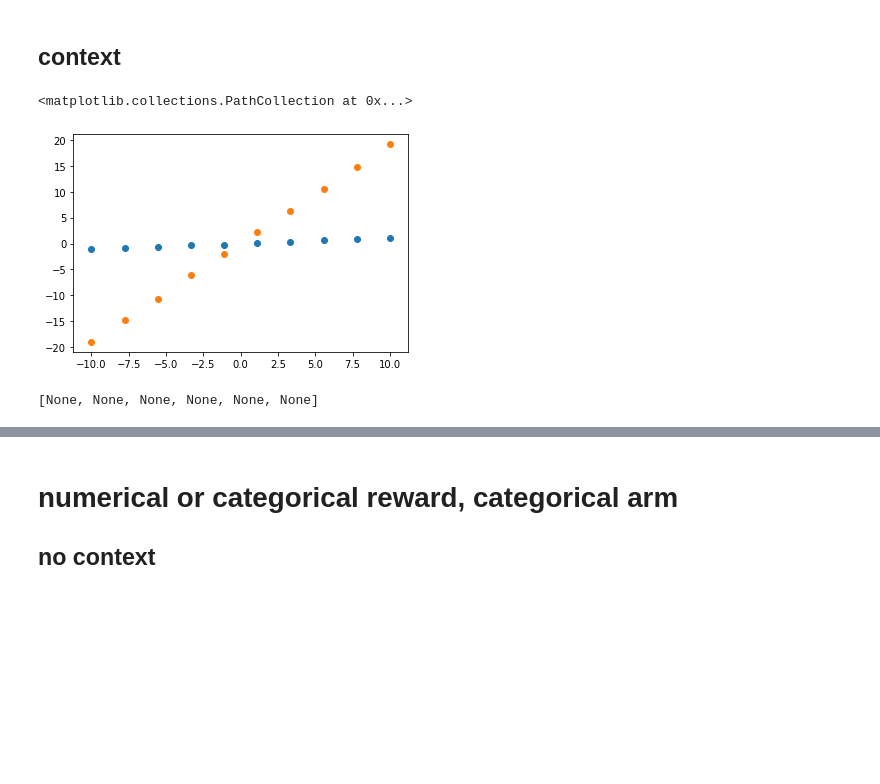
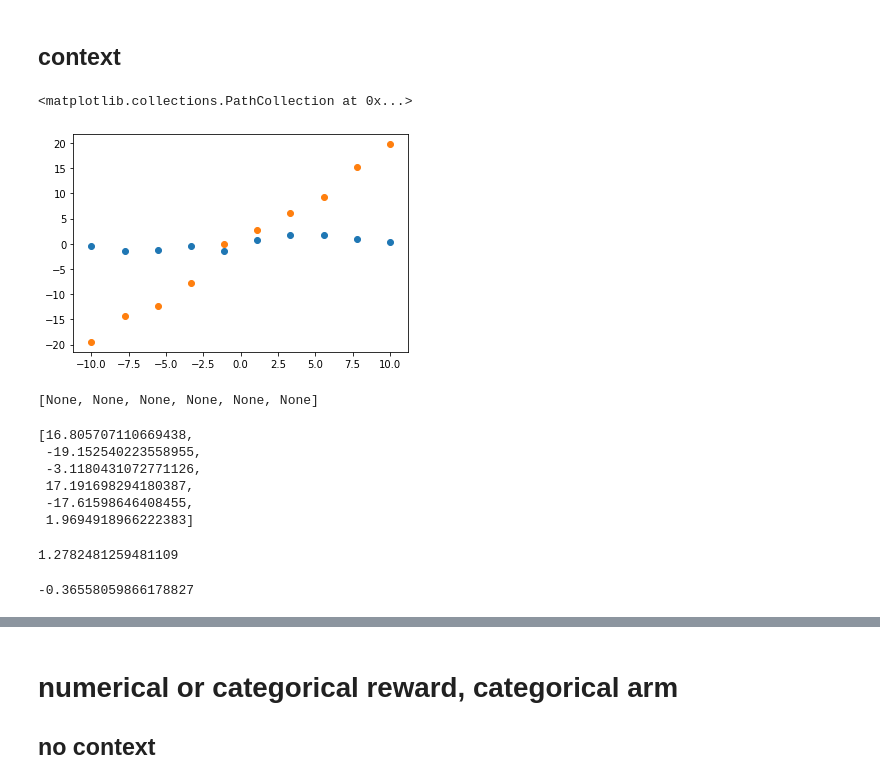
Before and after one commit to wooohoooo/thompson_sampling, a Jupyter notebook: 04_solvers.ipynb, the cells around one changed output, grey strips where cells are left out. Drawn from its saved outputs; the diff is of its cells as text; code cells hidden in the pictures; blank space fills up the shorter version.

```diff
--- a/04_solvers.ipynb
+++ b/04_solvers.ipynb
@@ -617,13 +621,20 @@ from thompson_sampling.multi_armed_bandits import contextual_numerical_bandit
 # %%
 gcs = GaussianContextualSampler(BatchBayesLinReg,num_arms=2, num_context = 1,model_params={'alpha':1, 'beta':4})
 # %%
+arm0 = 0
+arm1 = 1
+theta = [0.1, 1.9]
+noise = 1
+
+
+
 X = np.linspace(-10,10, 10)
-y0 = [contextual_numerical_bandit(x,0,theta,0.1) for x in X]
-y1 = [contextual_numerical_bandit(x,1,theta,0.1) for x in X]
+y0 = [contextual_numerical_bandit(x,0,theta,noise) for x in X]
+y1 = [contextual_numerical_bandit(x,1,theta,noise) for x in X]
 
 plt.scatter(X,y1)
 plt.scatter(X,y0)
 # %% [output]
 <matplotlib.collections.PathCollection at 0x...>
-[figure, old version]
+[figure, new version]
 # %%
@@ -639,2 +648,16 @@ contexts = [10,-10,-1,9.5,-9,1]
 # %% [output]
 [None, None, None, None, None, None]
+# %%
+a = [contextual_numerical_bandit(context = np.array(context),choice = arm0, theta = theta, noise = noise) for context in contexts]
+a
+# %% [output]
+[16.805707110669438,
+ -19.152540223558955,
+ -3.1180431072771126,
+ 17.191698294180387,
+ -17.61598646408455,
+ 1.9694918966222383]
+# %%
+contextual_numerical_bandit(context = np.array(10),choice = arm1, theta = theta, noise = noise)
+# %% [output]
+1.2782481259481109
@@ -640,0 +666,4 @@ contexts = [10,-10,-1,9.5,-9,1]
+# %%
+ contextual_numerical_bandit(context = np.array(context),choice = arm1, theta = theta, noise = noise)
+# %% [output]
+-0.36558059866178827
```
Also changed, not shown: parts of 40 cells of this notebook, 9 other files.
